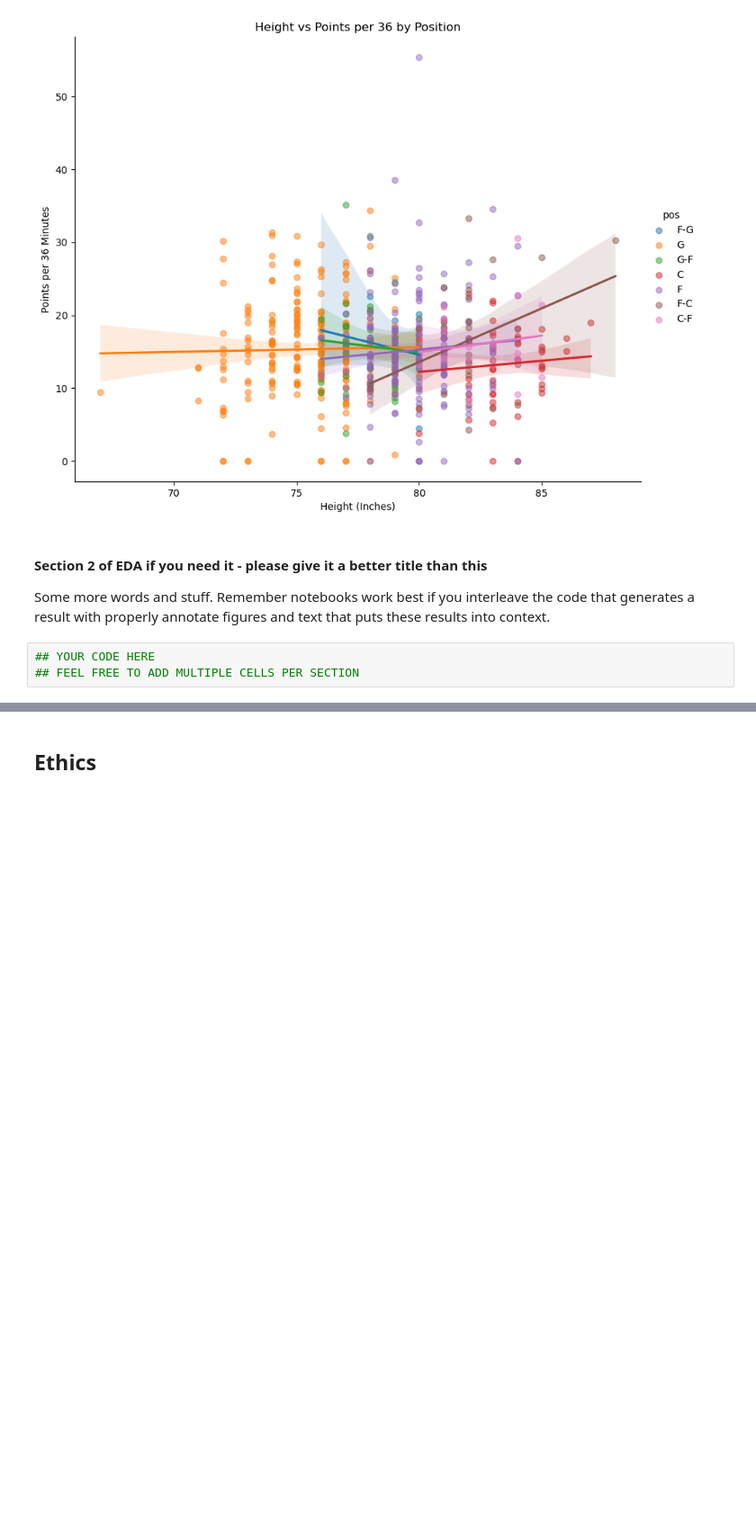
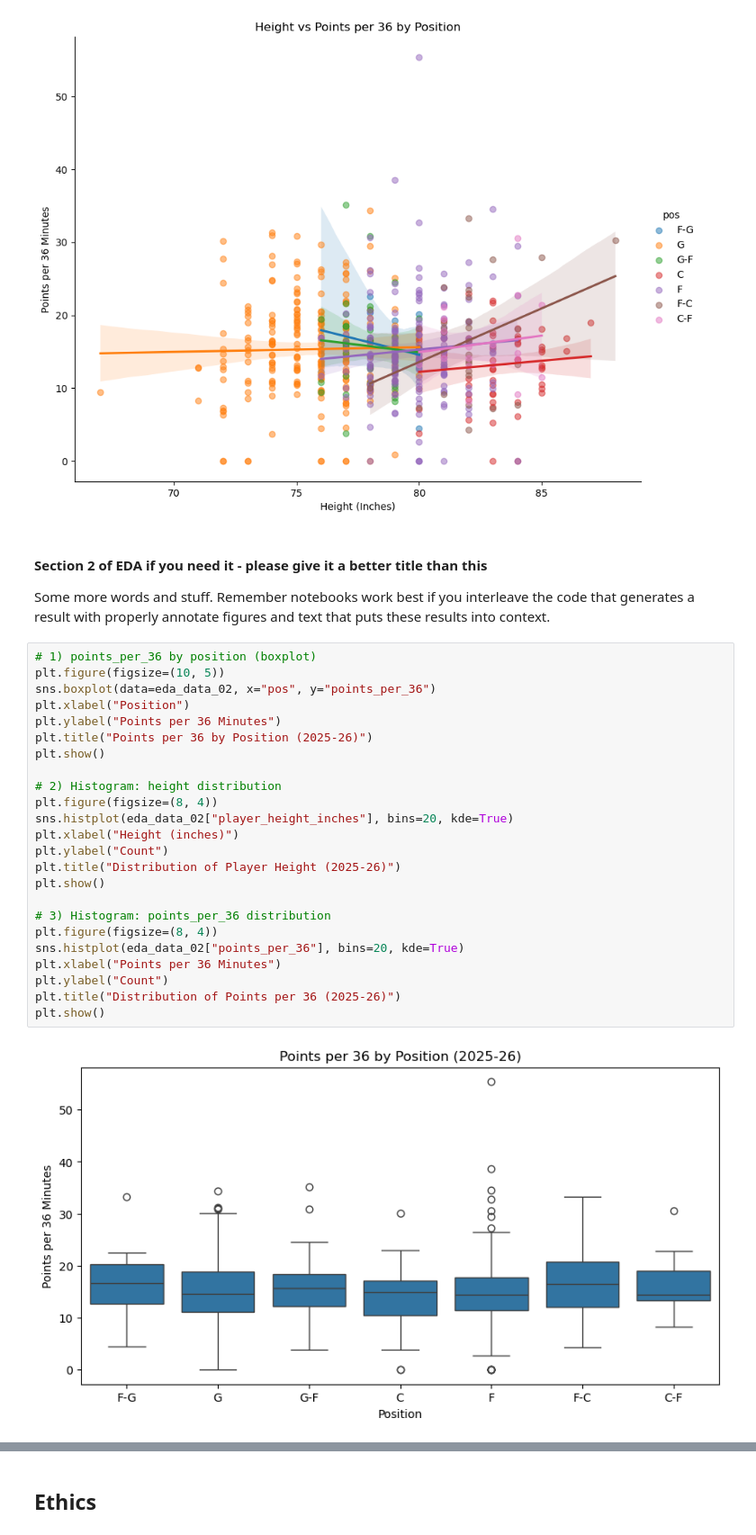
Before and after one commit to COGS108/Group057_WI26, a Jupyter notebook: 02-EDACheckpoint.ipynb, the cells around one changed output, grey strips where cells are left out. Shown at 90% size. Drawn from its saved outputs; the diff is of its cells as text; blank space fills up the shorter version.

Commit message:
Jefferson: Add remaining EDA plots (position boxplot + height/points_per_36 histograms)

```diff
--- a/02-EDACheckpoint.ipynb
+++ b/02-EDACheckpoint.ipynb
@@ -511,6 +488,29 @@ plt.show()
 #### Section 2 of EDA if you need it  - please give it a better title than this
 
 Some more words and stuff.  Remember notebooks work best if you interleave the code that generates a result with properly annotate figures and text that puts these results into context.
-# %%
-## YOUR CODE HERE
-## FEEL FREE TO ADD MULTIPLE CELLS PER SECTION
+# %%
+# 1) points_per_36 by position (boxplot)
+plt.figure(figsize=(10, 5))
+sns.boxplot(data=eda_data_02, x="pos", y="points_per_36")
+plt.xlabel("Position")
+plt.ylabel("Points per 36 Minutes")
+plt.title("Points per 36 by Position (2025-26)")
+plt.show()
+
+# 2) Histogram: height distribution
+plt.figure(figsize=(8, 4))
+sns.histplot(eda_data_02["player_height_inches"], bins=20, kde=True)
+plt.xlabel("Height (inches)")
+plt.ylabel("Count")
+plt.title("Distribution of Player Height (2025-26)")
+plt.show()
+
+# 3) Histogram: points_per_36 distribution
+plt.figure(figsize=(8, 4))
+sns.histplot(eda_data_02["points_per_36"], bins=20, kde=True)
+plt.xlabel("Points per 36 Minutes")
+plt.ylabel("Count")
+plt.title("Distribution of Points per 36 (2025-26)")
+plt.show()
+# %% [output]
+[figure, added]
```
Also changed, not shown: parts of 7 cells of this notebook.
